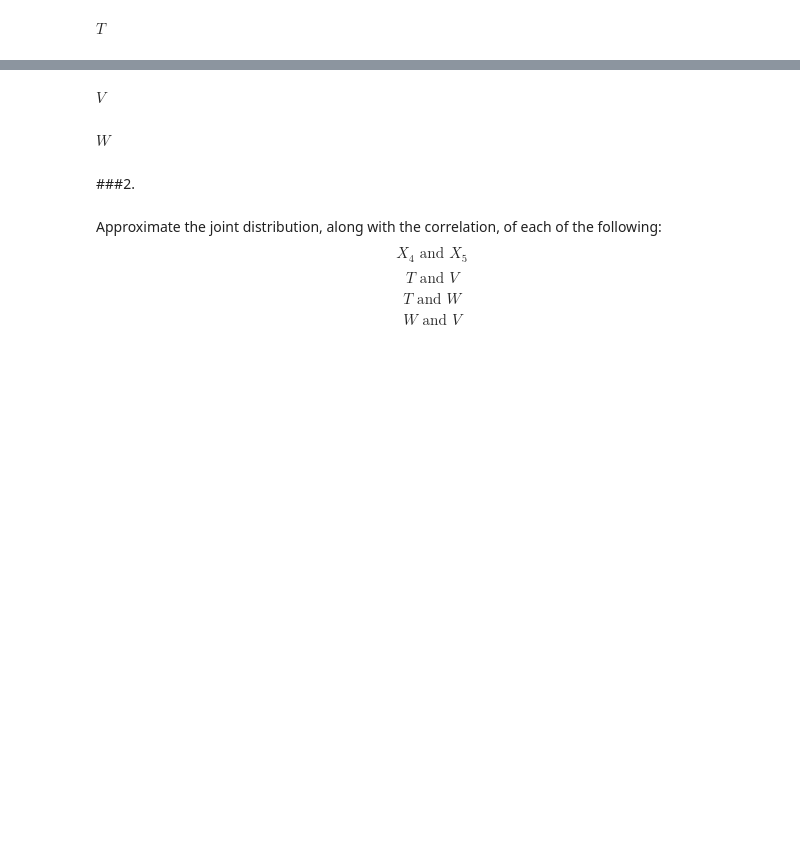
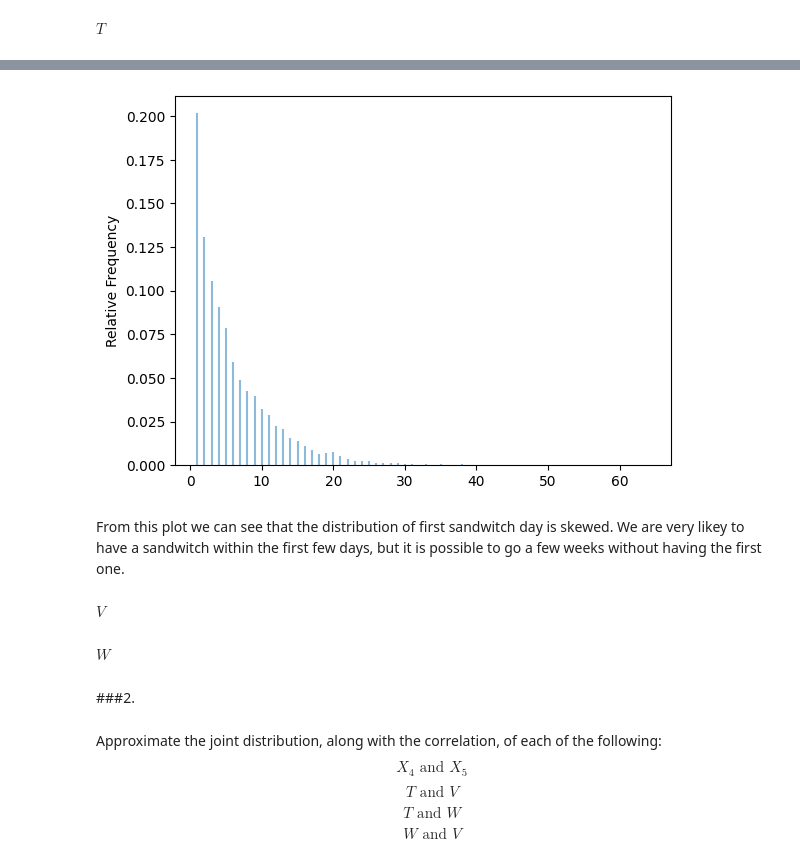
Before and after one commit to NRJaggers/Applied-Stochastic-Processes, a Jupyter notebook: Applications/2-Markov_Chains/Markov_Chains.ipynb, the cells around one changed output, grey strips where cells are left out. Saved outputs shown, nothing was run; the diff lists cells and outputs as text; code cells hidden in the pictures; blank space fills up the shorter version.

```diff
--- a/Applications/2-Markov_Chains/Markov_Chains.ipynb
+++ b/Applications/2-Markov_Chains/Markov_Chains.ipynb
@@ -97,2 +119,6 @@ results.mean()
 # %% [markdown]
 $T$
+# %%
+#run simulations and generate results
+results = L.sim(10000)
+results
@@ -98,0 +138,9 @@ $T$
+# %%
+def first_sando(x):
+  day = 1;
+  while(x[day] != 0):
+    day += 1
+  return day
+
+T = results.apply(first_sando)
+T.tabulate()
@@ -99,3 +164,9 @@ $T$
+# %%
+T.plot()
+# %% [output]
+[figure, added]
+# %% [markdown]
+From this plot we can see that the distribution of first sandwitch day is skewed. We are very likey to have a sandwitch within the first few days, but it is possible to go a few weeks without having the first one.
 # %% [markdown]
 $V$
 # %% [markdown]
```
Also changed, not shown: parts of 9 cells of this notebook.
